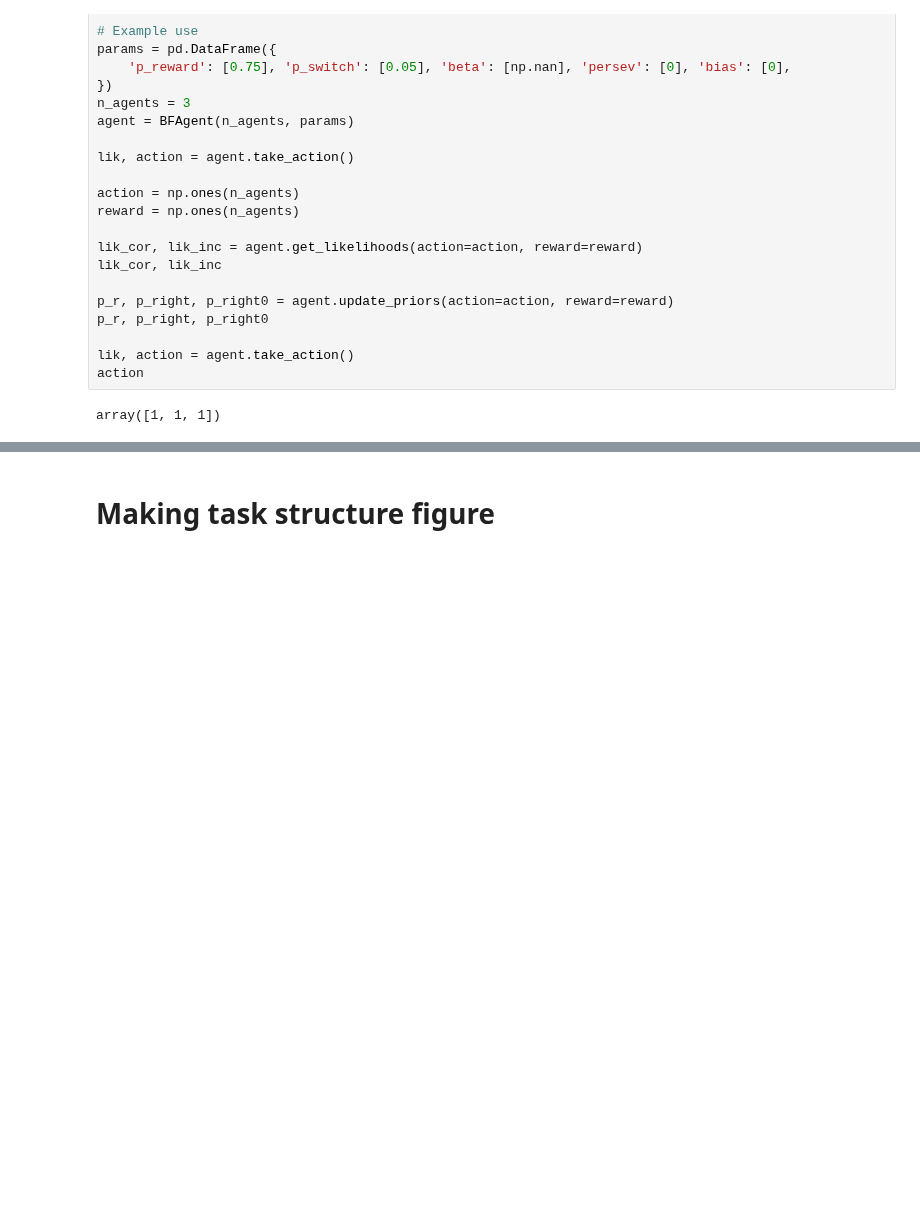
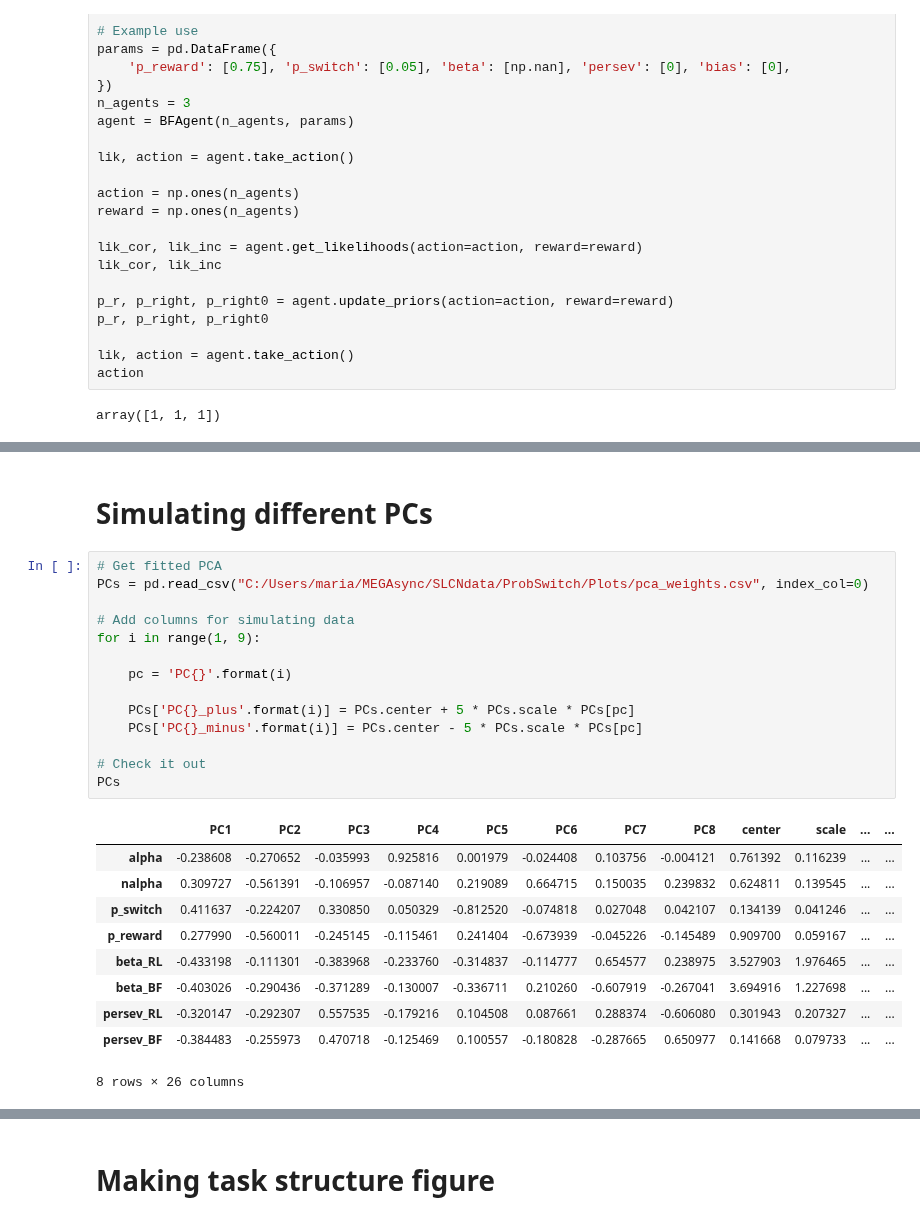
Before and after one commit to MariaEckstein/SLCN, a Jupyter notebook: models/SimulateMouseBehavior.ipynb, the cells around one changed output, grey strips where cells are left out. Saved outputs shown, nothing was run; the diff lists cells and outputs as text; blank space fills up the shorter version.

```diff
--- a/models/SimulateMouseBehavior.ipynb
+++ b/models/SimulateMouseBehavior.ipynb
@@ -488,0 +461,27 @@ NameError: name 'data' is not defined
+# %% [markdown]
+# Simulating different PCs
+# %%
+# Get fitted PCA
+PCs = pd.read_csv("C:/Users/maria/MEGAsync/SLCNdata/ProbSwitch/Plots/pca_weights.csv", index_col=0)
+
+# Add columns for simulating data
+for i in range(1, 9):
+
+    pc = 'PC{}'.format(i)
+
+    PCs['PC{}_plus'.format(i)] = PCs.center + 5 * PCs.scale * PCs[pc]
+    PCs['PC{}_minus'.format(i)] = PCs.center - 5 * PCs.scale * PCs[pc]
+
+# Check it out
+PCs
+# %% [output]
+|  | PC1 | PC2 | PC3 | PC4 | PC5 | PC6 | PC7 | PC8 | center | scale | ... | ... |
+| alpha | -0.238608 | -0.270652 | -0.035993 | 0.925816 | 0.001979 | -0.024408 | 0.103756 | -0.004121 | 0.761392 | 0.116239 | ... | ... |
+| nalpha | 0.309727 | -0.561391 | -0.106957 | -0.087140 | 0.219089 | 0.664715 | 0.150035 | 0.239832 | 0.624811 | 0.139545 | ... | ... |
+| p_switch | 0.411637 | -0.224207 | 0.330850 | 0.050329 | -0.812520 | -0.074818 | 0.027048 | 0.042107 | 0.134139 | 0.041246 | ... | ... |
+| p_reward | 0.277990 | -0.560011 | -0.245145 | -0.115461 | 0.241404 | -0.673939 | -0.045226 | -0.145489 | 0.909700 | 0.059167 | ... | ... |
+| beta_RL | -0.433198 | -0.111301 | -0.383968 | -0.233760 | -0.314837 | -0.114777 | 0.654577 | 0.238975 | 3.527903 | 1.976465 | ... | ... |
+| beta_BF | -0.403026 | -0.290436 | -0.371289 | -0.130007 | -0.336711 | 0.210260 | -0.607919 | -0.267041 | 3.694916 | 1.227698 | ... | ... |
+| persev_RL | -0.320147 | -0.292307 | 0.557535 | -0.179216 | 0.104508 | 0.087661 | 0.288374 | -0.606080 | 0.301943 | 0.207327 | ... | ... |
+| persev_BF | -0.384483 | -0.255973 | 0.470718 | -0.125469 | 0.100557 | -0.180828 | -0.287665 | 0.650977 | 0.141668 | 0.079733 | ... | ... |
+8 rows × 26 columns
```
Also changed, not shown: parts of 20 cells of this notebook.
